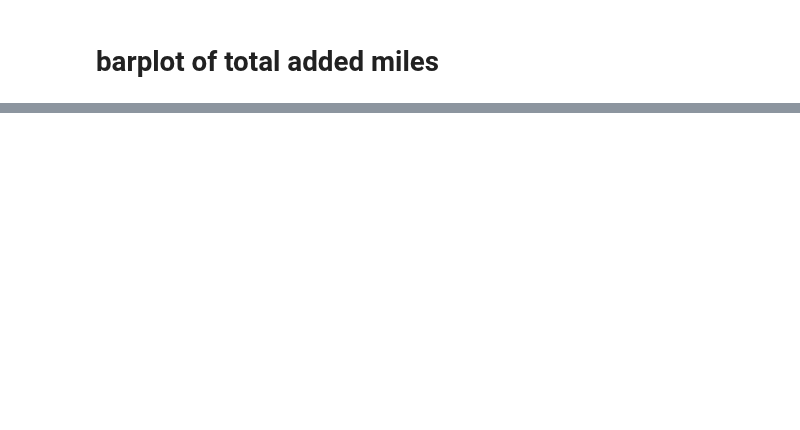
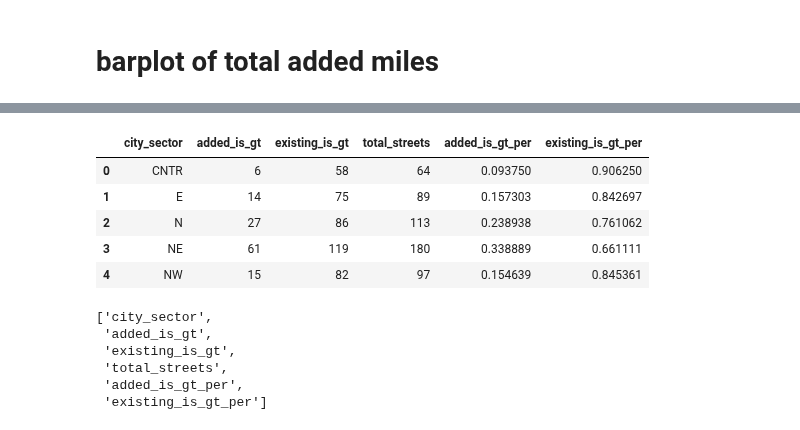
Before and after one commit to mike-babb/seattle_streets, a Jupyter notebook: code/step_05_prepare_graphs_and_stats.ipynb, the cells around one changed output, grey strips where cells are left out. Cells and saved outputs as stored; diff of their text form; code cells hidden in the pictures; blank space fills up the shorter version.

```diff
--- a/code/step_05_prepare_graphs_and_stats.ipynb
+++ b/code/step_05_prepare_graphs_and_stats.ipynb
@@ -1029,0 +1243,16 @@ plt.show()
+# %%
+pv_pv_df = pd.pivot_table(data = pv_df, values = 'record_count', index = 'city_sector',
+                          columns = 'street_ratio_hue', aggfunc='sum', margins = True).reset_index()
+pv_pv_df.columns = ['city_sector', 'added_is_gt', 'existing_is_gt', 'total_streets']
+col_names = ['added_is_gt', 'existing_is_gt']
+for cn in col_names:
+    ncn = cn + '_per'
+    pv_pv_df[ncn] = pv_pv_df[cn] / pv_pv_df['total_streets']
+pv_pv_df.head()
+# %% [output]
+|  | city_sector | added_is_gt | existing_is_gt | total_streets | added_is_gt_per | existing_is_gt_per |
+| 0 | CNTR | 6 | 58 | 64 | 0.093750 | 0.906250 |
+| 1 | E | 14 | 75 | 89 | 0.157303 | 0.842697 |
+| 2 | N | 27 | 86 | 113 | 0.238938 | 0.761062 |
+| 3 | NE | 61 | 119 | 180 | 0.338889 | 0.661111 |
+| 4 | NW | 15 | 82 | 97 | 0.154639 | 0.845361 |
@@ -1029,0 +1265,9 @@ plt.show()
+# %%
+pv_pv_df.columns.to_list()
+# %% [output]
+['city_sector',
+ 'added_is_gt',
+ 'existing_is_gt',
+ 'total_streets',
+ 'added_is_gt_per',
+ 'existing_is_gt_per']
```
Also changed, not shown: parts of 41 cells of this notebook, 22 other files.
